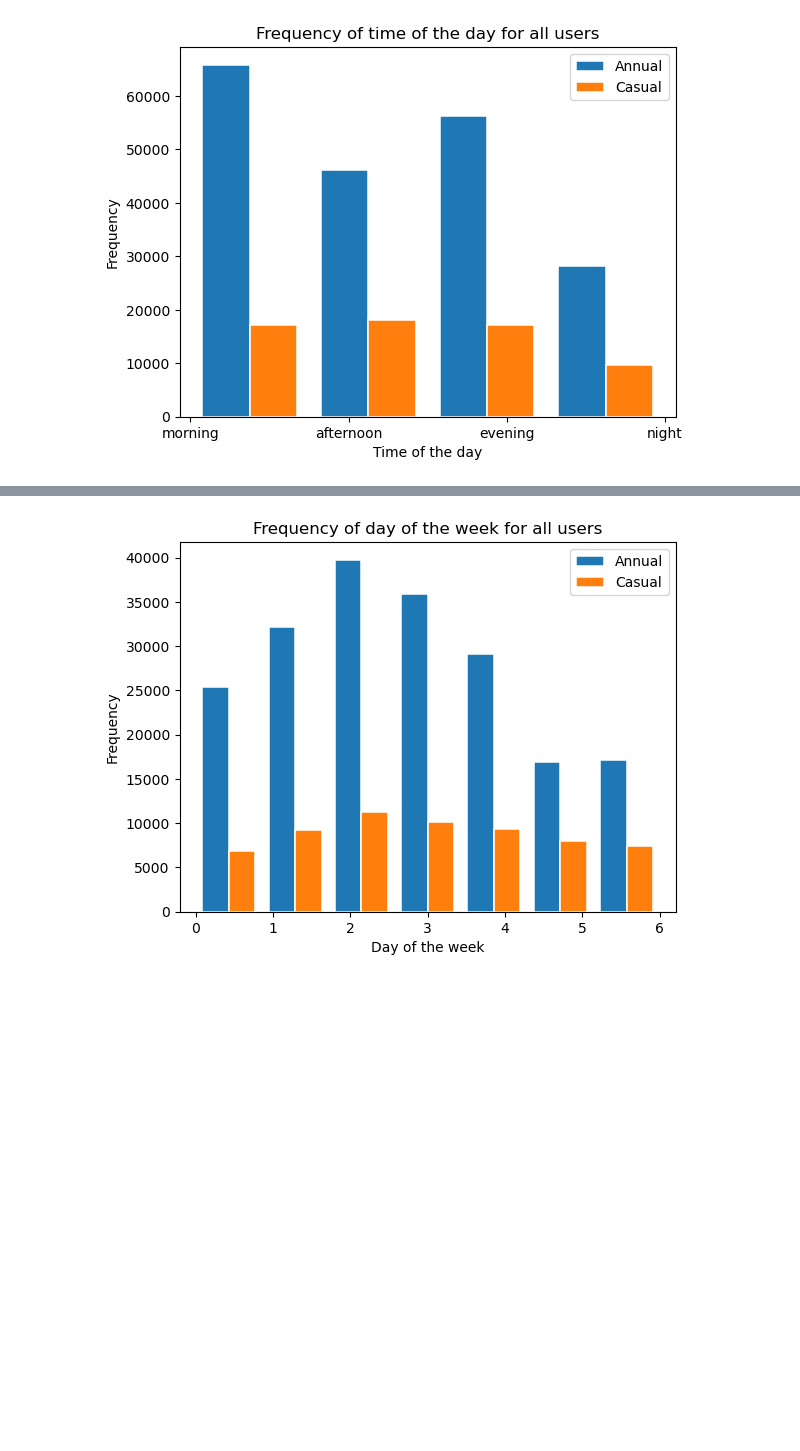
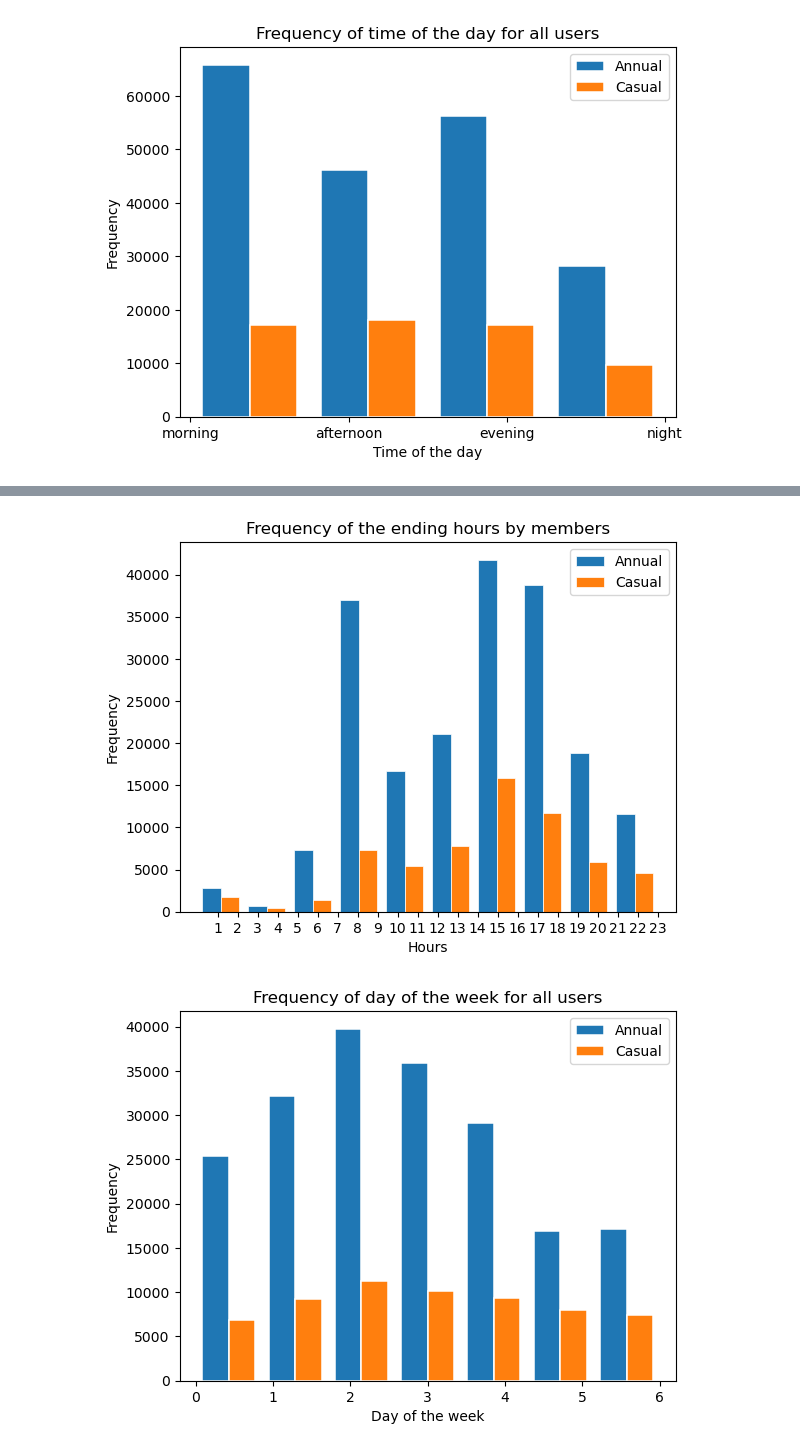
Before and after one commit to Lau397/Case_Study_Bike-Share, a Jupyter notebook: DA_Cyclistic.ipynb, the cells around one changed output, grey strips where cells are left out. Saved outputs shown, nothing was run; the diff lists cells and outputs as text; code cells hidden in the pictures; blank space fills up the shorter version.

```diff
--- a/DA_Cyclistic.ipynb
+++ b/DA_Cyclistic.ipynb
@@ -751,3 +779,15 @@ plt.show()
+# %%
+# Ending hours:
+plt.hist([df_member["ended_hour"], df_casual["ended_hour"]], edgecolor='w', linewidth=0.5, label = ['Annual', 'Casual'])
+plt.xticks(np.arange(df_member["ended_hour"].min()+1, df_member["ended_hour"].max() + 1, 1))
+plt.title("Frequency of the ending hours by members")
+plt.xlabel("Hours")
+plt.ylabel("Frequency")
+plt.legend(loc='upper right')
+plt.savefig("images/endedhour_freq_bothusers.png")
+plt.show()
+# %% [output]
+[figure, added]
 # %%
 # Analyzing the day of the week feature:
 
```
Also changed, not shown: parts of 13 cells of this notebook, 3 other files.
